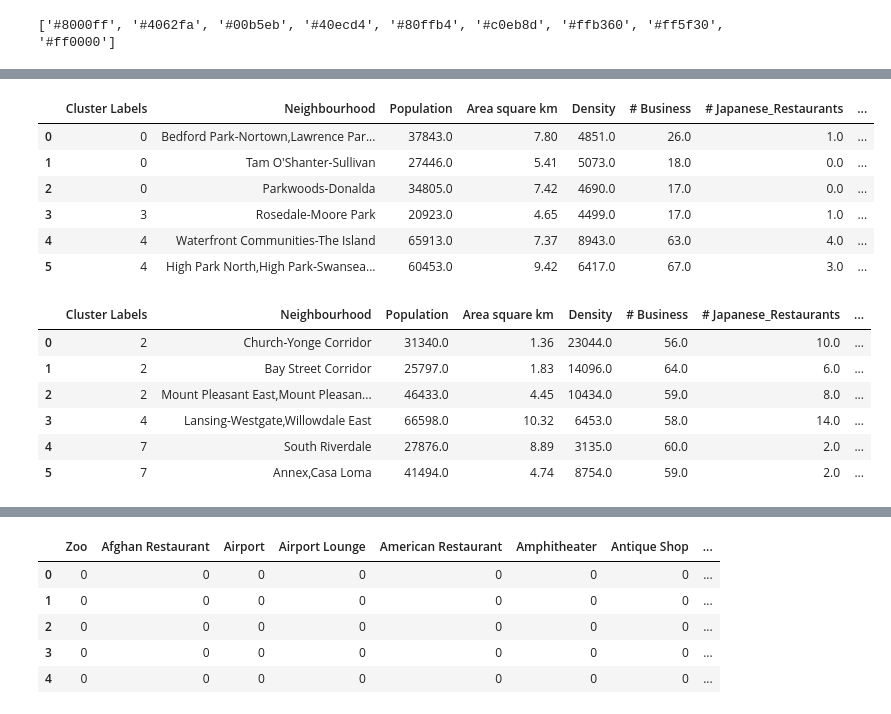
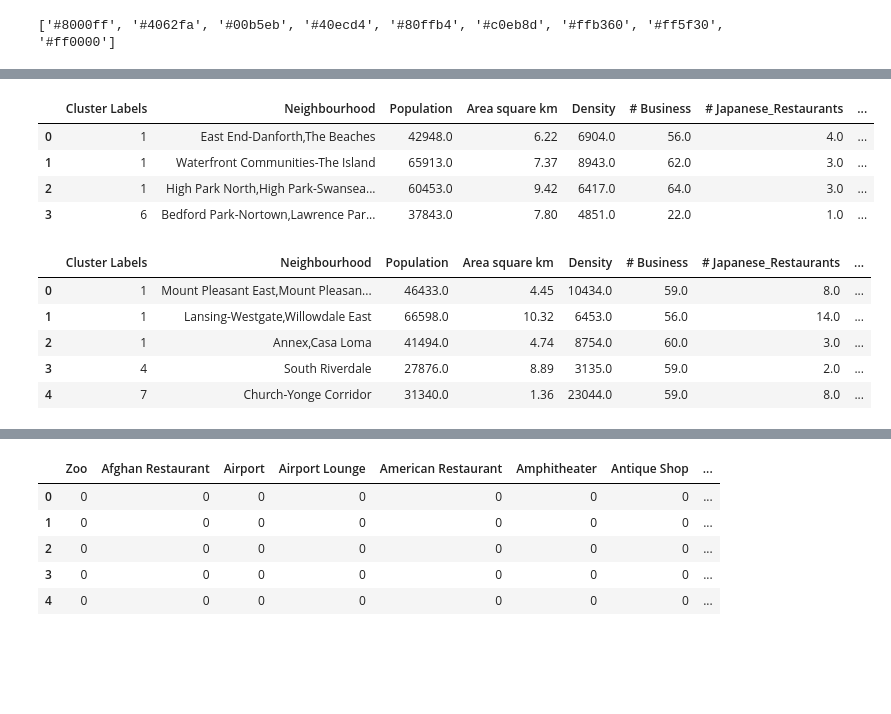
Before and after one commit to henru98/Coursera_Capstone, a Jupyter notebook: TorontoRestaurantLocation.ipynb, the cells around one changed output, grey strips where cells are left out. Saved outputs shown, nothing was run; the diff lists cells and outputs as text; code cells hidden in the pictures; blank space fills up the shorter version.

```diff
--- a/TorontoRestaurantLocation.ipynb
+++ b/TorontoRestaurantLocation.ipynb
@@ -499,5 +516,5 @@ Visualize the neighbourhood on map
 # %%
-map_TorontoNeighbourhoods = folium.Map(location=[latitude, longitude], zoom_start=12)
+map_TorontoNeighbourhoods = folium.Map(location=[43.653963, -79.387207], zoom_start=10)
 
 # add markers to map
 for lat, lng, label in zip(df_LocationDG['Latitude'], df_LocationDG['Longitude'], df_LocationDG['Neighbourhood']):
@@ -602,8 +619,8 @@ def getNearbyVenues(names, latitudes, longitudes, radius=1000):
 # %%
 Toronto_venues = getNearbyVenues(names=df_LocationDG['Neighbourhood'],
                                    latitudes=df_LocationDG['Latitude'],
-                                   longitudes=df_LocationDG['Longitude']
-                                )
+                                   longitudes=df_LocationDG['Longitude'])
+Toronto_venues.head()
 # %% [output]
 Rosedale-Moore Park
 Lawrence Park South
@@ -914,6 +937,9 @@ df_DemoVenues= pd.merge( df_PCDGfiltered, df_BJPR,how='outer', on = 'Neighbourho
 df_DemoVenues['# Business']=df_DemoVenues['# Business'].astype(int)
 df_DemoVenues['# Restaurants']=df_DemoVenues['# Restaurants'].astype(int)
 df_DemoVenues['# Japanese_Restaurants']=df_DemoVenues['# Japanese_Restaurants'].astype(int)
+df_DemoVenues=df_DemoVenues[df_DemoVenues['# Restaurants']!= 0]
+df_DemoVenues['Pop/Rests']=df_DemoVenues['Population']/df_DemoVenues['# Restaurants'].round(1)
+
 df_DemoVenues
 # %% [output]
 |  | Postcode | Neighbourhood | Population | Area square km | Density | Average Income | # Business | ... |
@@ -1024,7 +1052,7 @@ df_DemoVenues.head()
 kclusters = 9
 
 # run k-means clustering
-kmeans = KMeans(n_clusters=kclusters, random_state=0).fit(df_std)
+kmeans = KMeans(n_clusters=kclusters, max_iter=600, n_init=20).fit(df_std)
 
 # check cluster labels generated for each row in the dataframe
 kmeans.labels_[0:10]
@@ -1096,27 +1124,25 @@ df_TM
 # %%
-df_TM1=df_TM[(df_TM['# Business']>16)&(((df_TM['Population']>10000)&(df_TM['# Japanese_Restaurants']<3))&(df_TM['Density']>4000)|((df_TM['# Japanese_Restaurants']<5)&(df_TM['Population']>45000)))&(df_TM['# Restaurants']<25)]
+df_TM1=df_TM[(df_TM['# Business']>20) & (df_TM['Pop/Rests']>2000) & (df_TM['# Restaurants']<=25)]
 df_TM1.reset_index(drop=True, inplace=True)
+
 df_TM1.drop(['Postcode','Latitude','Longitude','Average Income'], axis=1)
 # %% [output]
 |  | Cluster Labels | Neighbourhood | Population | Area square km | Density | # Business | # Japanese_Restaurants | ... |
-| 0 | 0 | Bedford Park-Nortown,Lawrence Par... | 37843.0 | 7.80 | 4851.0 | 26.0 | 1.0 | ... |
-| 1 | 0 | Tam O'Shanter-Sullivan | 27446.0 | 5.41 | 5073.0 | 18.0 | 0.0 | ... |
-| 2 | 0 | Parkwoods-Donalda | 34805.0 | 7.42 | 4690.0 | 17.0 | 0.0 | ... |
-| 3 | 3 | Rosedale-Moore Park | 20923.0 | 4.65 | 4499.0 | 17.0 | 1.0 | ... |
-| 4 | 4 | Waterfront Communities-The Island | 65913.0 | 7.37 | 8943.0 | 63.0 | 4.0 | ... |
-| 5 | 4 | High Park North,High Park-Swansea... | 60453.0 | 9.42 | 6417.0 | 67.0 | 3.0 | ... |
+| 0 | 1 | East End-Danforth,The Beaches | 42948.0 | 6.22 | 6904.0 | 56.0 | 4.0 | ... |
+| 1 | 1 | Waterfront Communities-The Island | 65913.0 | 7.37 | 8943.0 | 62.0 | 3.0 | ... |
+| 2 | 1 | High Park North,High Park-Swansea... | 60453.0 | 9.42 | 6417.0 | 64.0 | 3.0 | ... |
+| 3 | 6 | Bedford Park-Nortown,Lawrence Par... | 37843.0 | 7.80 | 4851.0 | 22.0 | 1.0 | ... |
 # %%
-df_TM2=df_TM[(df_TM['# Restaurants']>=25)&(df_TM['# Business']>20)]
+df_TM2=df_TM[(df_TM['# Restaurants']>25)&(df_TM['# Business']>40)]
 df_TM2.reset_index(drop=True, inplace=True)
 df_TM2.drop(['Postcode','Latitude','Longitude','Average Income'], axis=1)
 # %% [output]
 |  | Cluster Labels | Neighbourhood | Population | Area square km | Density | # Business | # Japanese_Restaurants | ... |
-| 0 | 2 | Church-Yonge Corridor | 31340.0 | 1.36 | 23044.0 | 56.0 | 10.0 | ... |
-| 1 | 2 | Bay Street Corridor | 25797.0 | 1.83 | 14096.0 | 64.0 | 6.0 | ... |
-| 2 | 2 | Mount Pleasant East,Mount Pleasan... | 46433.0 | 4.45 | 10434.0 | 59.0 | 8.0 | ... |
-| 3 | 4 | Lansing-Westgate,Willowdale East | 66598.0 | 10.32 | 6453.0 | 58.0 | 14.0 | ... |
-| 4 | 7 | South Riverdale | 27876.0 | 8.89 | 3135.0 | 60.0 | 2.0 | ... |
-| 5 | 7 | Annex,Casa Loma | 41494.0 | 4.74 | 8754.0 | 59.0 | 2.0 | ... |
+| 0 | 1 | Mount Pleasant East,Mount Pleasan... | 46433.0 | 4.45 | 10434.0 | 59.0 | 8.0 | ... |
+| 1 | 1 | Lansing-Westgate,Willowdale East | 66598.0 | 10.32 | 6453.0 | 56.0 | 14.0 | ... |
+| 2 | 1 | Annex,Casa Loma | 41494.0 | 4.74 | 8754.0 | 60.0 | 3.0 | ... |
+| 3 | 4 | South Riverdale | 27876.0 | 8.89 | 3135.0 | 59.0 | 2.0 | ... |
+| 4 | 7 | Church-Yonge Corridor | 31340.0 | 1.36 | 23044.0 | 59.0 | 8.0 | ... |
 # %%
 Toronto_mergedd=Toronto_merged.drop(['Postcode','Latitude','Longitude','Average Income'], axis=1)
 cluster0=Toronto_mergedd.loc[Toronto_mergedd['Cluster Labels'] == 0]
```
Also changed, not shown: parts of 56 cells of this notebook.
